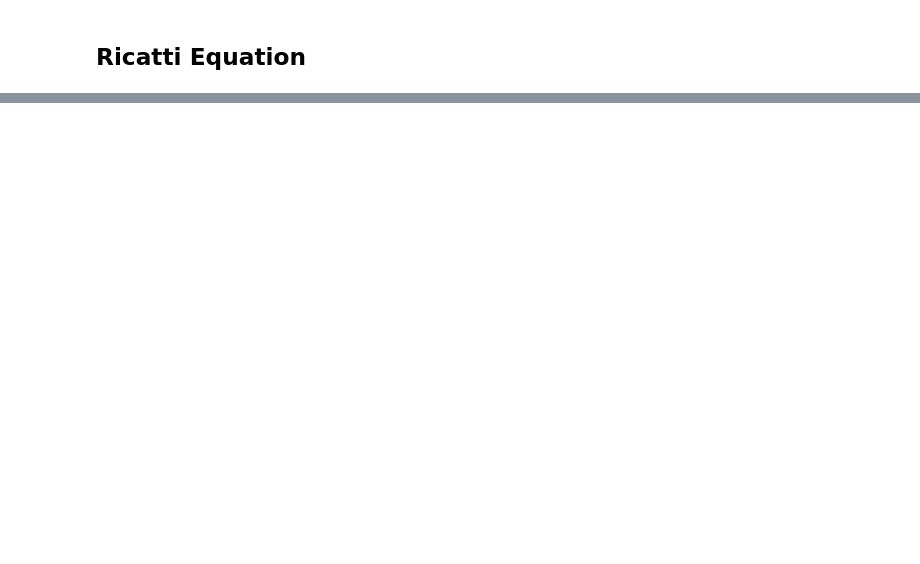
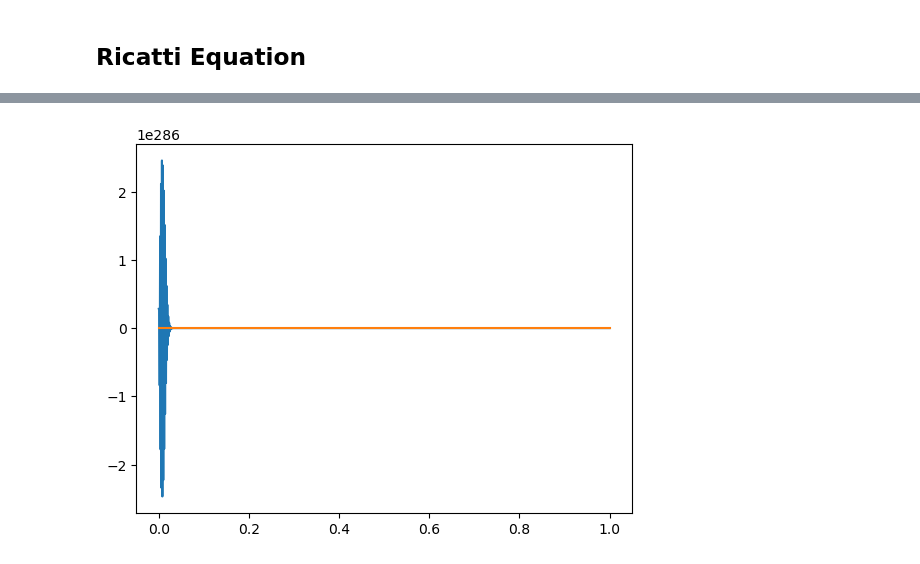
Before and after one commit to behradmoadeli/pfr_isothermal_recycle_delay_optimal, a Jupyter notebook: reports/BehradPaper.ipynb, the cells around one changed output, grey strips where cells are left out. Cells and saved outputs as stored; diff of their text form; code cells hidden in the pictures; blank space fills up the shorter version.

```diff
--- a/reports/BehradPaper.ipynb
+++ b/reports/BehradPaper.ipynb
@@ -610,4 +736,6 @@ plt.show()
 # %%
-plt.plot(z_vec, phi[5,:])
-plt.plot(z_vec, psi[5,:])
+plt.plot(z_vec, phi[100,:])
+plt.plot(z_vec, psi[100,:])
 plt.show()
+# %% [output]
+[figure, added]
```
Also changed, not shown: parts of 22 cells of this notebook.
